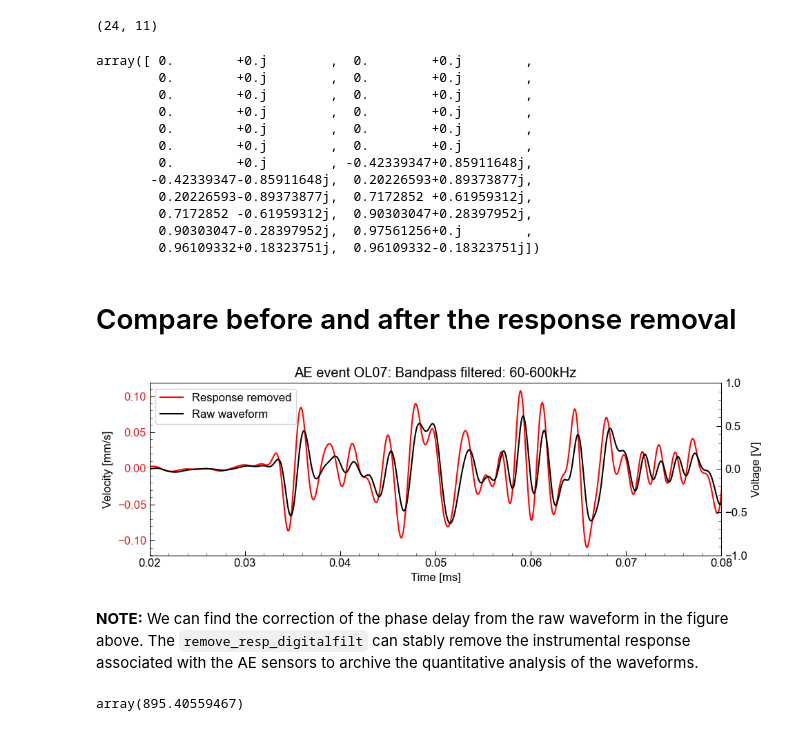
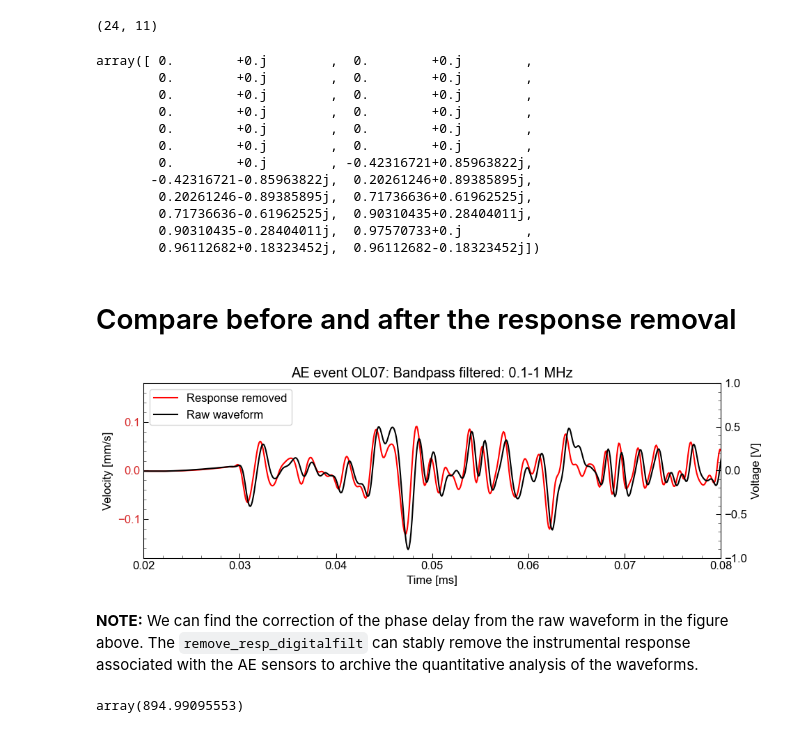
Before and after one commit to kura-okubo/AEsensor_Calibration_ARX, a Jupyter notebook: src/02_Apply_removalresp_to_AEevent.ipynb, the cells around one changed output. Saved outputs shown, nothing was run; the diff lists cells and outputs as text; code cells hidden in the pictures.

Commit message:
update with new event waveform

```diff
--- a/src/02_Apply_removalresp_to_AEevent.ipynb
+++ b/src/02_Apply_removalresp_to_AEevent.ipynb
@@ -58,7 +58,8 @@ tr.plot()
 # Load the poles and zeros
 # %%
 # Read response of AE sensor
-D = sio.loadmat("../data/AE_resp_dataandcoef_fronttop");
+AEcalib_casename = "fronttop"
+D = sio.loadmat(f"../data/AE_resp_dataandcoef_{AEcalib_casename}");
 D.keys()
 # remove response using the function
 poles_AE = np.squeeze(D["p"])
@@ -222,47 +200,47 @@ array([ 0.        +0.j        ,  0.        +0.j        ,
         0.        +0.j        ,  0.        +0.j        ,
         0.        +0.j        ,  0.        +0.j        ,
         0.        +0.j        ,  0.        +0.j        ,
-        0.        +0.j        , -0.42339347+0.85911648j,
-       -0.42339347-0.85911648j,  0.20226593+0.89373877j,
-        0.20226593-0.89373877j,  0.7172852 +0.61959312j,
-        0.7172852 -0.61959312j,  0.90303047+0.28397952j,
-        0.90303047-0.28397952j,  0.97561256+0.j        ,
-        0.96109332+0.18323751j,  0.96109332-0.18323751j])
+        0.        +0.j        , -0.42316721+0.85963822j,
+       -0.42316721-0.85963822j,  0.20261246+0.89385895j,
+        0.20261246-0.89385895j,  0.71736636+0.61962525j,
+        0.71736636-0.61962525j,  0.90310435+0.28404011j,
+        0.90310435-0.28404011j,  0.97570733+0.j        ,
+        0.96112682+0.18323452j,  0.96112682-0.18323452j])
 # %% [markdown]
 # Compare before and after the response removal
 # %%
 fig, ax1 = plt.subplots(1, 1, figsize=(10, 3.5))
 
-freqmin = 6e4
-freqmax = 6e5
+freqmin = 1e5
+freqmax = 1e6
 
 tvec = (tr.times())*1e3 #
 
 p1 = ax1.plot(tvec, tr_respremoved.data*1e3, "r-", label="Response removed")
 ax1.set_xlim([0.02, 0.08])
-# ax1.set_ylim([-0.18, 0.18])
+ax1.set_ylim([-0.18, 0.18])
 ax1.set_xlabel("Time [ms]")
 ax1.set_ylabel("Velocity [mm/s]")
 ax1.tick_params(axis='y', labelcolor="tab:red")
 
 ax2 = ax1.twinx()
 p2 = ax2.plot(tvec, tr.data, "k-", label="Raw waveform")
 ax2.set_ylabel("Voltage [V]")
 ax2.set_ylim([-1, 1])
 
 lines1, labels1 = ax1.get_legend_handles_labels()
 lines2, labels2 = ax2.get_legend_handles_labels()
 ax2.legend(lines1 + lines2, labels1 + labels2, loc=2)
 
-ax2.set_title(f"AE event {tr_respremoved.stats.station}: Bandpass filtered: {freqmin/1e3:.0f}-{freqmax/1e3:.0f}kHz")
+ax2.set_title(f"AE event {tr_respremoved.stats.station}: Bandpass filtered: {freqmin/1e6:.1f}-{freqmax/1e6:.1g} MHz")
 plt.tight_layout()
-plt.savefig(f"../figure/comparison_AEresponse_removal_{tr_respremoved.stats.station}.png", dpi=300)
+plt.savefig(f"../figure/comparison_AEresponse_removal_{tr_respremoved.stats.station}_{AEcalib_casename}.png", dpi=300)
 # plt.savefig(f"../figure/comparison_AEresponse_removal_{tr_respremoved.stats.station}.eps", dpi=300)
 # %% [output]
-[figure, old version]
+[figure, new version]
 # %% [markdown]
 **NOTE:** We can find the correction of the phase delay from the raw waveform in the figure above. The `remove_resp_digitalfilt` can stably remove the instrumental response associated with the AE sensors to archive the quantitative analysis of the waveforms.
 # %%
 scale_fac_AE
 # %% [output]
-array(895.40559467)
+array(894.99095553)
```
Also changed, not shown: parts of 4 cells of this notebook, 21 other files.
